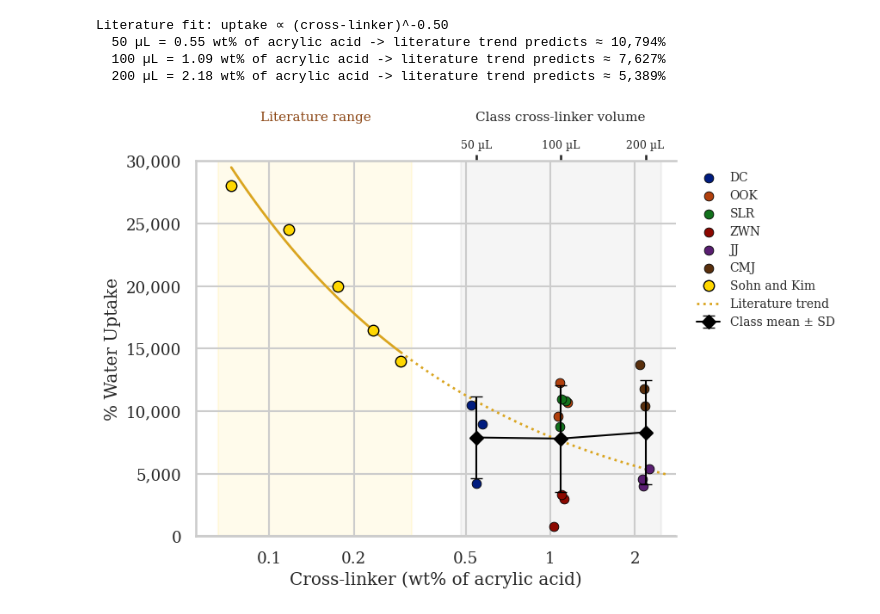
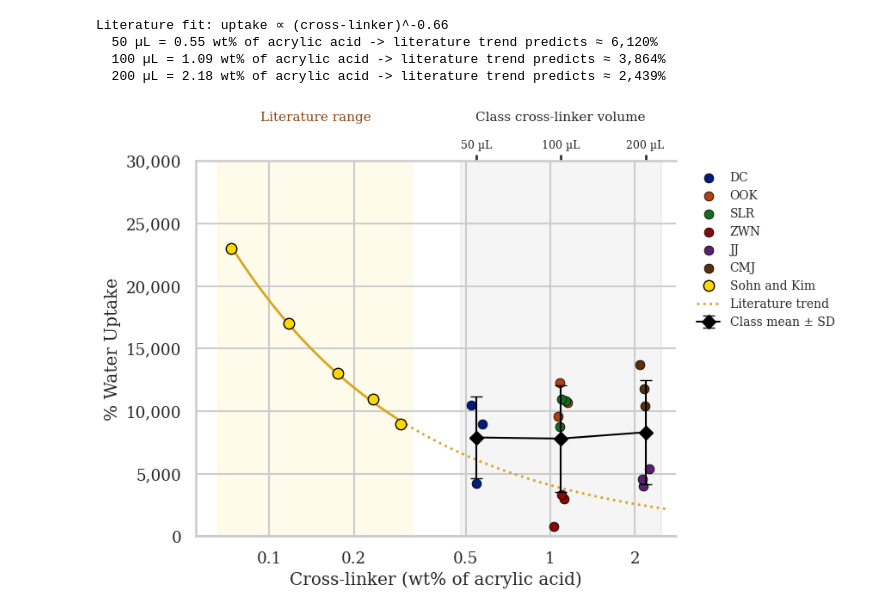
Before and after one commit to Jarrod555/Computational-Chemistry-Projects, a Jupyter notebook: Data_trends_in_the_synthesis_of_Polyacrylate_&_literature_comparison_.ipynb, the cells around one changed output. Saved outputs shown, nothing was run; the diff lists cells and outputs as text; code cells hidden in the pictures.

```diff
--- a/Data_trends_in_the_synthesis_of_Polyacrylate_&_literature_comparison_.ipynb
+++ b/Data_trends_in_the_synthesis_of_Polyacrylate_&_literature_comparison_.ipynb
@@ -1,5 +3,5 @@
 # %%
-
+import numpy as np
 import pandas as pd
 import matplotlib.pyplot as plt
 import matplotlib.ticker as mtick
@@ -29,6 +31,7 @@ df["XL (wt%)"] = df["Cross-linker (µL)"].map(vol_to_wt)
 
 lit_soln_wt = np.array([0.025, 0.04, 0.06, 0.08, 0.10])
 lit_x = lit_soln_wt * 61.0 / 20.8
+lit_y = np.array([23000, 17000, 13000, 11000, 9000])
 
 b, ln_a = np.polyfit(np.log(lit_x), np.log(lit_y), 1)
 fit = lambda x: np.exp(ln_a) * x ** b
@@ -56,35 +59,35 @@ ax.errorbar(lvl.index, lvl["mean"], yerr=lvl["std"], fmt="D-", color="black",
 ax.plot(lit_x, lit_y, "o", color="gold", mec="black", ms=9, zorder=5, label="Sohn and Kim")
 ax.plot(x_fit, fit(x_fit), "-", color="goldenrod", lw=2, zorder=2)
 ax.plot(x_ext, fit(x_ext), ":", color="goldenrod", lw=2, zorder=2, label="Literature trend")
 
 ax.axvspan(lit_x.min() * 0.9, lit_x.max() * 1.1, color="gold", alpha=0.08, zorder=0)
 ax.axvspan(vol_to_wt[50] * 0.88, vol_to_wt[200] * 1.14, color="gray", alpha=0.08, zorder=0)
 
 ax.set_xscale("log")
 ax.set_xticks([0.05, 0.1, 0.2, 0.5, 1, 2])
 ax.xaxis.set_major_formatter(mtick.FuncFormatter(lambda x, p: f"{x:g}"))
 ax.set(xlabel="Cross-linker (wt% of acrylic acid)", ylabel="% Water Uptake",
        ylim=(0, 30000), xlim=(0.055, 2.8))
 ax.yaxis.set_major_formatter(mtick.FuncFormatter(lambda x, p: f"{x:,.0f}"))
 
 top = ax.secondary_xaxis("top")
 top.set_xticks(list(vol_to_wt.values()), [f"{v} µL" for v in vol_to_wt])
 top.xaxis.set_minor_locator(mtick.NullLocator())
 top.tick_params(axis="x", length=5, labelsize=9)
 blend = mtrans.blended_transform_factory(ax.transData, ax.transAxes)
 ax.text(vol_to_wt[100], 1.10, "Class cross-linker volume", ha="center", va="bottom",
         fontsize=11, transform=blend)
 ax.text(np.sqrt(lit_x.min() * lit_x.max()), 1.10, "Literature range", ha="center", va="bottom",
         fontsize=11, color="saddlebrown", transform=blend)
 
 ax.legend(bbox_to_anchor=(1.02, 1), loc="upper left", frameon=False, fontsize=10)
 sns.despine()
 plt.tight_layout()
 plt.savefig("FigureX_crosslinker.png", dpi=300)
 plt.show()
 # %% [output]
-Literature fit: uptake ∝ (cross-linker)^-0.50
-  50 µL = 0.55 wt% of acrylic acid -> literature trend predicts ≈ 10,794%
-  100 µL = 1.09 wt% of acrylic acid -> literature trend predicts ≈ 7,627%
-  200 µL = 2.18 wt% of acrylic acid -> literature trend predicts ≈ 5,389%
+Literature fit: uptake ∝ (cross-linker)^-0.66
+  50 µL = 0.55 wt% of acrylic acid -> literature trend predicts ≈ 6,120%
+  100 µL = 1.09 wt% of acrylic acid -> literature trend predicts ≈ 3,864%
+  200 µL = 2.18 wt% of acrylic acid -> literature trend predicts ≈ 2,439%
-[figure, old version]
+[figure, new version]
```
Also changed, not shown: parts of 2 cells of this notebook.
